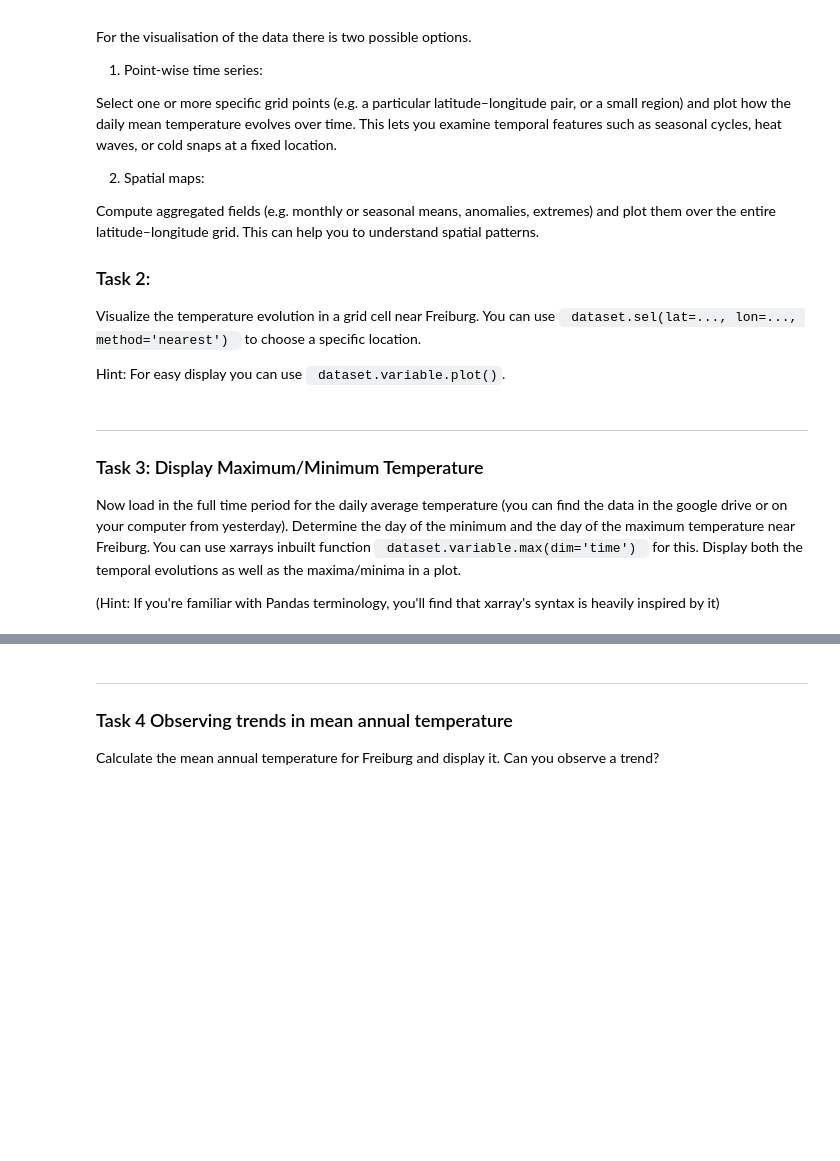
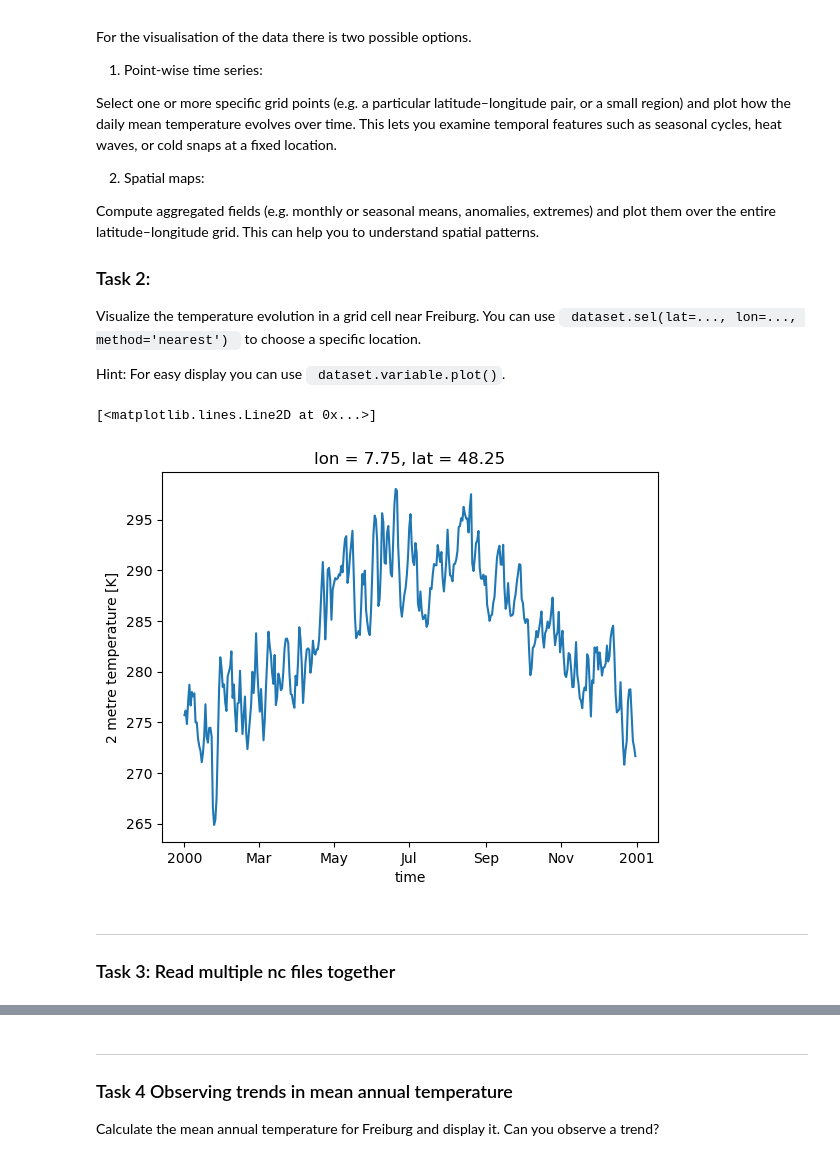
Before and after one commit to piaecoclim/applied_landsurface_modeling, a Jupyter notebook: NetCDFTutorial/netCDF_Tutorial_Students.ipynb, the cells around one changed output, grey strips where cells are left out. Cells and saved outputs as stored; diff of their text form; code cells hidden in the pictures; blank space fills up the shorter version.

```diff
--- a/NetCDFTutorial/netCDF_Tutorial_Students.ipynb
+++ b/NetCDFTutorial/netCDF_Tutorial_Students.ipynb
@@ -25,7 +41,7 @@ Now follows a very basic introduction to NetCDF and xarray handling. As a first
 
 ### Task 1: Browsing Through Data Files
 # %%
-data = xr.open_dataset('tutorialdata.nc').load()
+data = xr.open_dataset('NetCDFTutorial/tutorialdata.nc').load()
 # %% [markdown]
 Hint: In order to open all files within a folder (e.g. all years within the study period) you can use the function <code> xr.open_mfdataset(folderpath+'*.nc', combine='by_coords') </code>.
 # %% [markdown]
@@ -83,8 +95,0 @@ temp_freiburg = #add your code here
-# %% [markdown]
----
-
-### Task 3: Display Maximum/Minimum Temperature
-Now load in the full time period for the daily average temperature (you can find the data in the google drive or on your computer from yesterday). Determine the day of the minimum and the day of the maximum temperature near Freiburg. You can use xarrays inbuilt function <code> dataset.variable.max(dim='time') </code> for this.
-Display both the temporal evolutions as well as the maxima/minima in a plot.
-
-(Hint: If you're familiar with Pandas terminology, you'll find that xarray's syntax is heavily inspired by it)
@@ -95,0 +96,10 @@ temp_full_time = xr.open_mfdataset(#add path here, combine='by_coords').load()
+# %%
+temp_freiburg = data.t2m.sel(lat=48, lon=7.8, method="nearest")
+temp_freiburg.plot()
+# %% [output]
+[<matplotlib.lines.Line2D at 0x...>]
+[figure, added]
+# %% [markdown]
+---
+
+### Task 3: Read multiple nc files together
```
Also changed, not shown: parts of 14 cells of this notebook.
